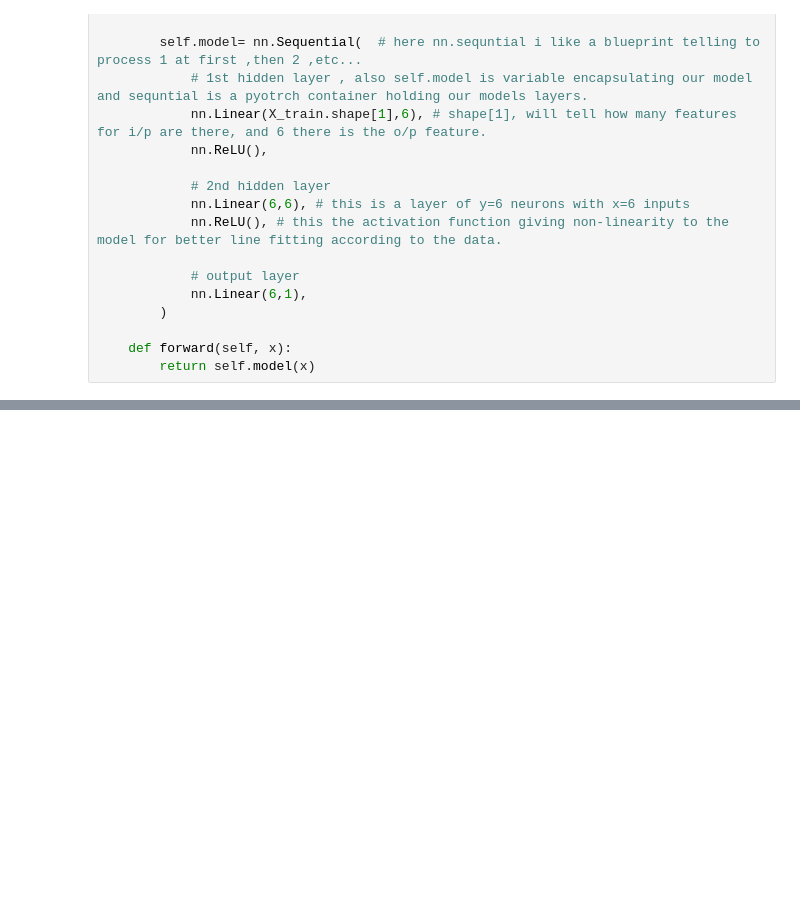
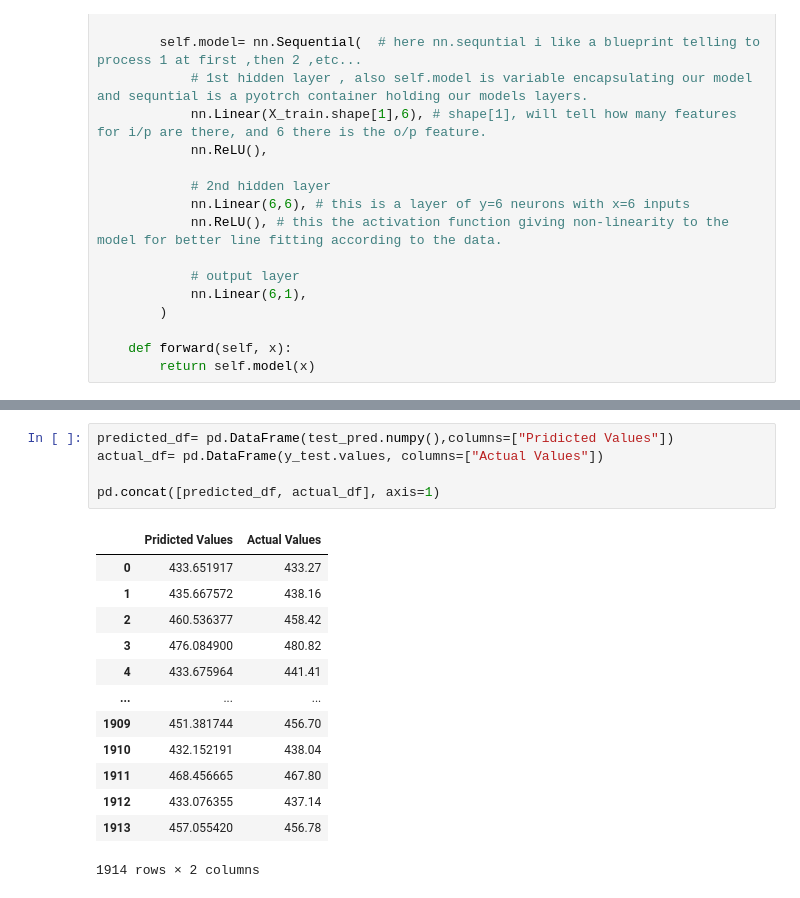
Before and after one commit to Deptek/Daily_learning, a Jupyter notebook: ml/DL/ANN.ipynb, the cells around one changed output, grey strips where cells are left out. Drawn from its saved outputs; the diff is of its cells as text; blank space fills up the shorter version.

```diff
--- a/ml/DL/ANN.ipynb
+++ b/ml/DL/ANN.ipynb
@@ -116,0 +208,19 @@ for epoch in range(epochs):
+# %%
+predicted_df= pd.DataFrame(test_pred.numpy(),columns=["Pridicted Values"])
+actual_df= pd.DataFrame(y_test.values, columns=["Actual Values"])
+
+pd.concat([predicted_df, actual_df], axis=1)
+# %% [output]
+|  | Pridicted Values | Actual Values |
+| 0 | 433.651917 | 433.27 |
+| 1 | 435.667572 | 438.16 |
+| 2 | 460.536377 | 458.42 |
+| 3 | 476.084900 | 480.82 |
+| 4 | 433.675964 | 441.41 |
+| ... | ... | ... |
+| 1909 | 451.381744 | 456.70 |
+| 1910 | 432.152191 | 438.04 |
+| 1911 | 468.456665 | 467.80 |
+| 1912 | 433.076355 | 437.14 |
+| 1913 | 457.055420 | 456.78 |
+1914 rows × 2 columns
```
Also changed, not shown: parts of 15 cells of this notebook.
